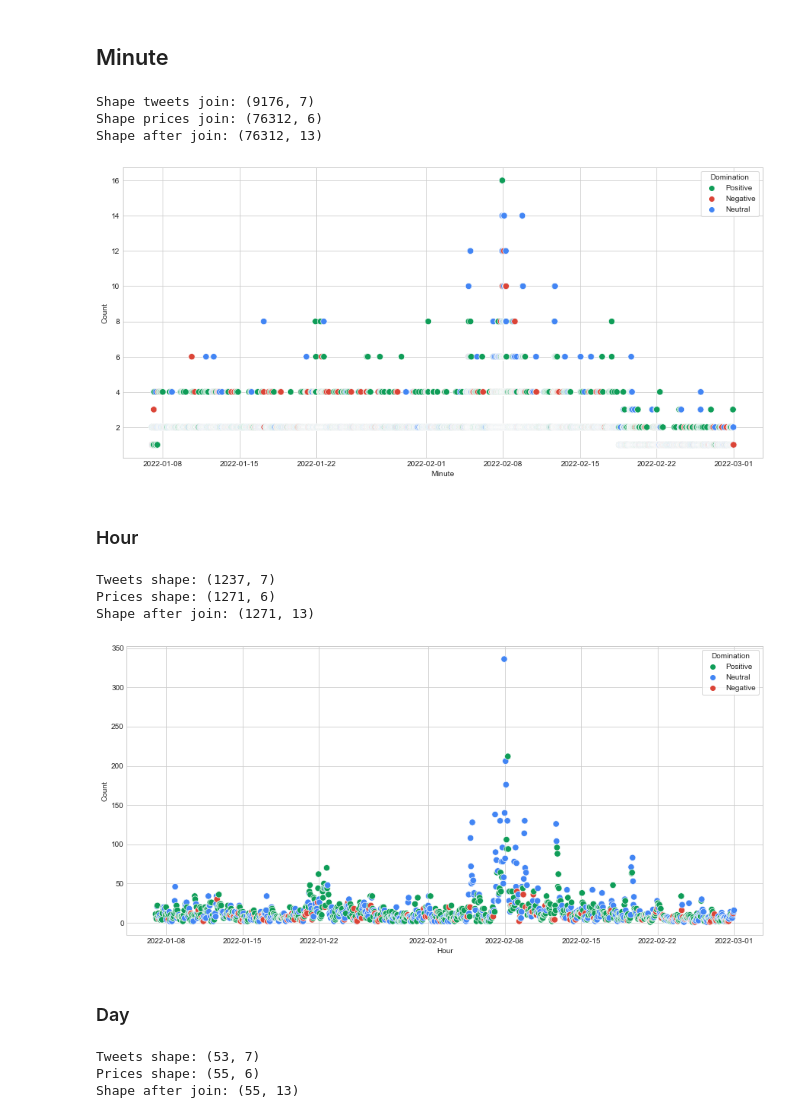
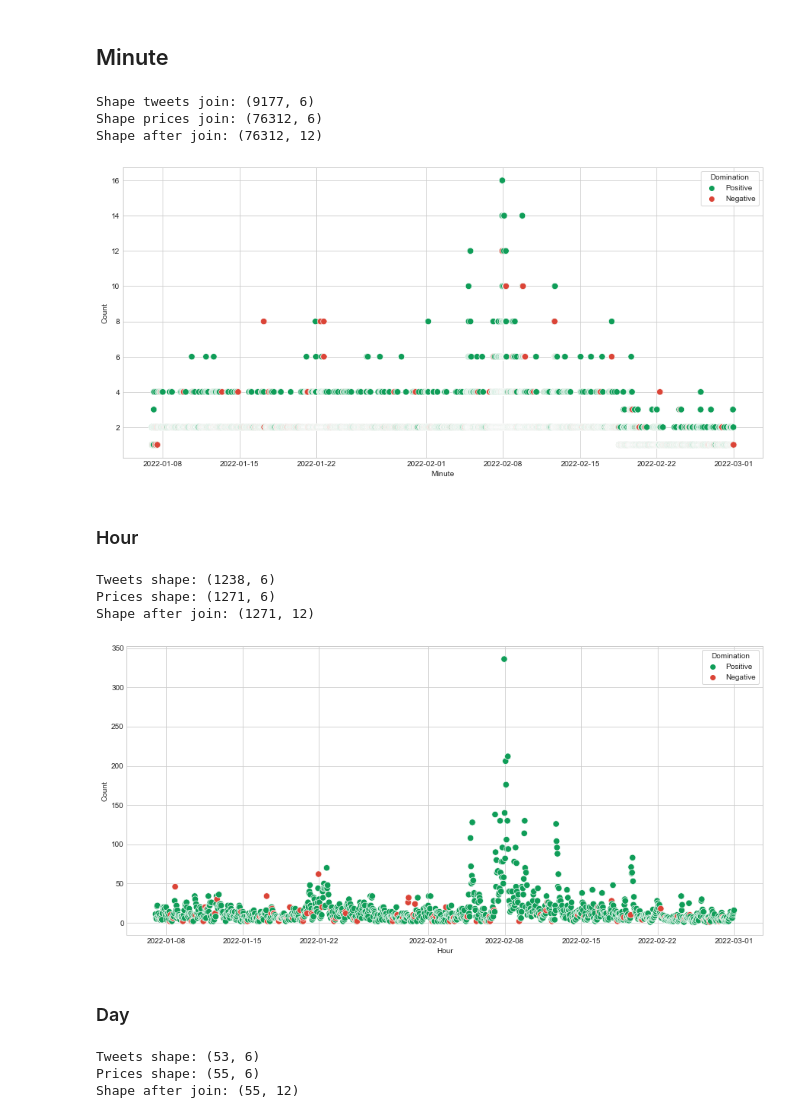
Before and after one commit to MGaulia/PD, a Jupyter notebook: 3 Sentiment.ipynb, the cells around one changed output. Saved outputs shown, nothing was run; the diff lists cells and outputs as text; code cells hidden in the pictures.

```diff
--- a/3 Sentiment.ipynb
+++ b/3 Sentiment.ipynb
@@ -147,7 +152,7 @@ plt.show()
 # %% [markdown]
 ##### Aggregation
 # %%
-tosum = full_tweets[['time', 'vader_int']]
+tosum = full_tweets[['time', 'labels']]
 tosum["time"] = pd.to_datetime(tosum.time, utc = True)
 tosum["min"] = tosum.time.dt.ceil("min")
 tosum["min"] = tosum["min"].dt.tz_localize(None)
@@ -155,9 +160,8 @@ tosum["hour"] = tosum.time.dt.ceil("H")
 tosum["hour"] = tosum["hour"].dt.tz_localize(None)
 tosum["day"] = tosum.time.dt.ceil("D")
 tosum["day"] = tosum["day"].dt.tz_localize(None)
-tosum["pos"] = [1 if i == 1 else 0 for i in tosum.vader_int ]
-tosum["neu"] = [1 if i == 0 else 0 for i in tosum.vader_int ]
-tosum["neg"] = [1 if i == -1 else 0 for i in tosum.vader_int ]
+tosum["pos"] = [1 if i == 1 else 0 for i in tosum.labels ]
+tosum["neg"] = [1 if i == 0 else 0 for i in tosum.labels ]
 # %%
 tosum.head()
 # %% [output]
@@ -170,11 +174,8 @@ tosum.head()
 # %%
 def calc_dom(row):
-    maxrow = max(row.neg, row.neu, row.pos)
-    if row.pos == maxrow:
+    if row.pos >= row.neg:
         return "Positive"
-    if row.neg == maxrow:
-        return "Negative"
-    return "Neutral"
+    return "Negative"
 
 def add_domination(dataset):
     df = dataset.copy()
@@ -187,7 +188,7 @@ def add_domination(dataset):
 minutesum = tosum.groupby('min').sum()
 minutesum = minutesum.reset_index()
 minutesum = add_domination(minutesum)
-minutesum["total"] = minutesum.pos + minutesum.neu + minutesum.neg
+minutesum["total"] = minutesum.pos + minutesum.neg
 minuteprices = pd.read_csv("raw_data/minute.csv")
 minuteprices.time = pd.to_datetime(minuteprices.time,infer_datetime_format = True,  utc = True)
 minuteprices.time = minuteprices.time.dt.tz_localize(None)
@@ -200,16 +201,16 @@ minutedf = minutedf.drop(['min'], axis = 1)
 minutedf = minutedf.fillna(0)
 minutedf.to_csv("data/full_minute.csv", index = False)
 # %% [output]
-Shape tweets join: (9176, 7)
+Shape tweets join: (9177, 6)
 Shape prices join: (76312, 6)
-Shape after join: (76312, 13)
+Shape after join: (76312, 12)
 # %%
 plt.figure(figsize=(15, 7))
 ax = sns.scatterplot(data=minutesum,
                      x="min",
                      y="total",
                      hue = "dom",
-                     palette = [GOOGLE_GREEN,  GOOGLE_RED,GOOGLE_BLUE],
+                     palette = [GOOGLE_GREEN,  GOOGLE_RED],
                      s = 70
                     )
 ax.legend(title = "Domination", frameon = True)
@@ -219,14 +220,14 @@ plt.savefig('images/minute_scatter_by_domination.pdf', format = "pdf", dpi = 300
 plt.savefig('images/minute_scatter_by_domination.jpg', format = "jpg", dpi = 300,bbox_inches='tight')
 plt.show()
 # %% [output]
-[figure, old version]
+[figure, new version]
 # %% [markdown]
 ### Hour
 # %%
 hoursum = tosum.groupby('hour').sum()
 hoursum = hoursum.reset_index()
 hoursum = add_domination(hoursum)
-hoursum["total"] = hoursum.pos + hoursum.neu + hoursum.neg
+hoursum["total"] = hoursum.pos + hoursum.neg
 
 hourprices = pd.read_csv("raw_data/hour.csv")
 hourprices.time = pd.to_datetime(hourprices.time,infer_datetime_format = True,  utc = True)
@@ -239,33 +240,33 @@ hourdf = hourdf.drop(['hour'], axis = 1)
 hourdf = hourdf.fillna(0)
 hourdf.to_csv("data/full_hour.csv", index = False)
 # %% [output]
-Tweets shape: (1237, 7)
+Tweets shape: (1238, 6)
 Prices shape: (1271, 6)
-Shape after join: (1271, 13)
+Shape after join: (1271, 12)
 # %%
 plt.figure(figsize=(15, 7))
 ax = sns.scatterplot(data=hoursum,
                      x="hour",
                      y="total",
                      hue = "dom",
-                     palette = [GOOGLE_GREEN, GOOGLE_BLUE,GOOGLE_RED],
+                     palette = [GOOGLE_GREEN, GOOGLE_RED],
                      s = 70
                     )
 ax.legend(title = "Domination", frameon = True)
 
 ax.set(xlabel='Hour', ylabel='Count')
 plt.savefig('images/hour_scatter_by_domination.pdf', format = "pdf", dpi = 300,bbox_inches='tight')
 plt.savefig('images/hour_scatter_by_domination.jpg', format = "jpg", dpi = 300,bbox_inches='tight')
 plt.show()
 # %% [output]
-[figure, old version]
+[figure, new version]
 # %% [markdown]
 ### Day
 # %%
 daysum = tosum.groupby('day').sum()
 daysum = daysum.reset_index()
 daysum = add_domination(daysum)
-daysum["total"] = daysum.pos + daysum.neu + daysum.neg
+daysum["total"] = daysum.pos + daysum.neg
 
 dayprices = pd.read_csv("raw_data/day.csv")
 dayprices.time = pd.to_datetime(dayprices.time,infer_datetime_format = True,  utc = True)
@@ -278,9 +279,9 @@ daydf = daydf.drop(['day'], axis = 1)
 daydf = daydf.fillna(0)
 daydf.to_csv("data/full_day.csv", index = False)
 # %% [output]
-Tweets shape: (53, 7)
+Tweets shape: (53, 6)
 Prices shape: (55, 6)
-Shape after join: (55, 13)
+Shape after join: (55, 12)
 # %%
 plt.figure(figsize=(15, 7))
 ax = sns.scatterplot(data=daysum,
```
Also changed, not shown: parts of 27 cells of this notebook, 4 other files.
